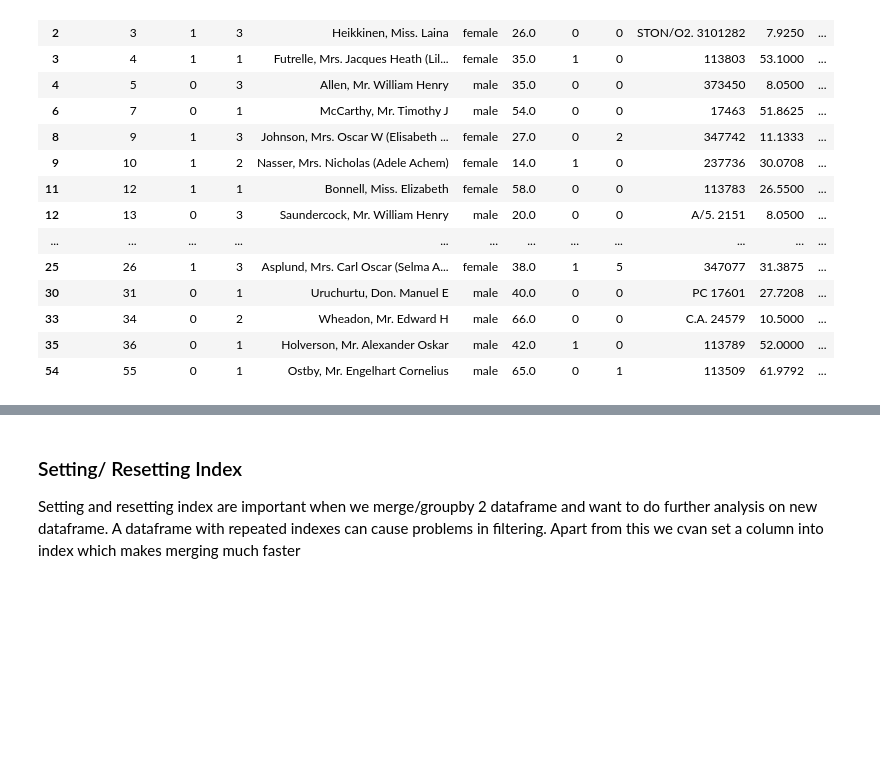
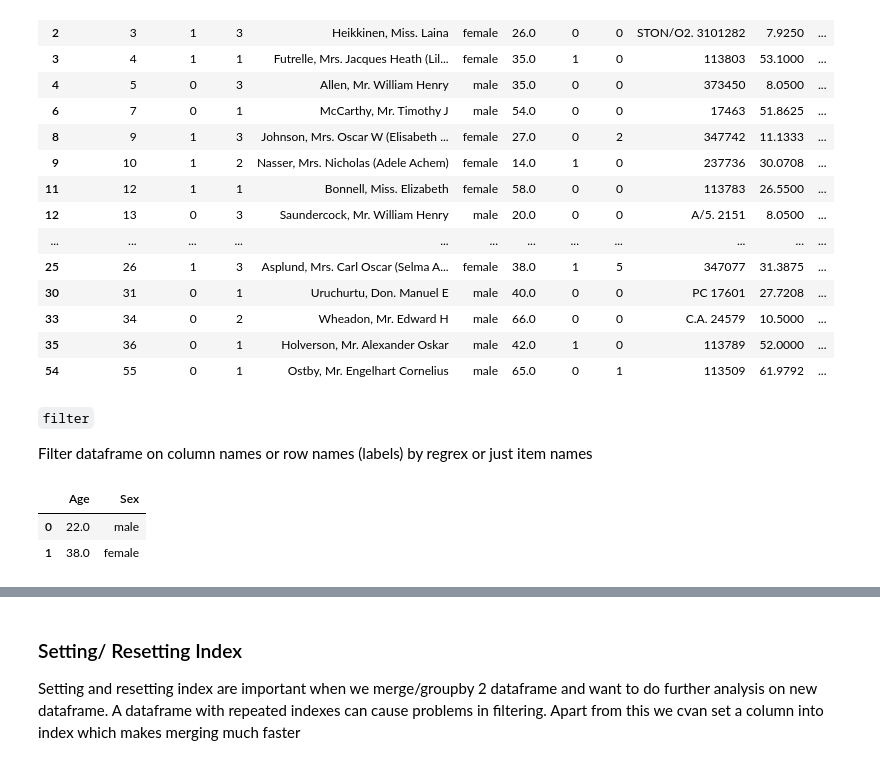
Before and after one commit to groverpr/learn_python_libraries, a Jupyter notebook: pandas/pandas_cheatsheet.ipynb, the cells around one changed output, grey strips where cells are left out. Cells and saved outputs as stored; diff of their text form; code cells hidden in the pictures; blank space fills up the shorter version.

```diff
--- a/pandas/pandas_cheatsheet.ipynb
+++ b/pandas/pandas_cheatsheet.ipynb
@@ -310,3 +310,15 @@ df.query('Age > PassengerId')
 | 33 | 34 | 0 | 2 | Wheadon, Mr. Edward H | male | 66.0 | 0 | 0 | C.A. 24579 | 10.5000 | ... |
 | 35 | 36 | 0 | 1 | Holverson, Mr. Alexander Oskar | male | 42.0 | 1 | 0 | 113789 | 52.0000 | ... |
 | 54 | 55 | 0 | 1 | Ostby, Mr. Engelhart Cornelius | male | 65.0 | 0 | 1 | 113509 | 61.9792 | ... |
+# %% [markdown]
+`filter`
+
+Filter dataframe on column names or row names (labels) by regrex or just item names
+# %%
+# filter only sex and age columns (first 2 rows)
+
+df.filter(items=['Age', 'Sex'])[:2]
+# %% [output]
+|  | Age | Sex |
+| 0 | 22.0 | male |
+| 1 | 38.0 | female |
```
Also changed, not shown: parts of 7 cells of this notebook.
